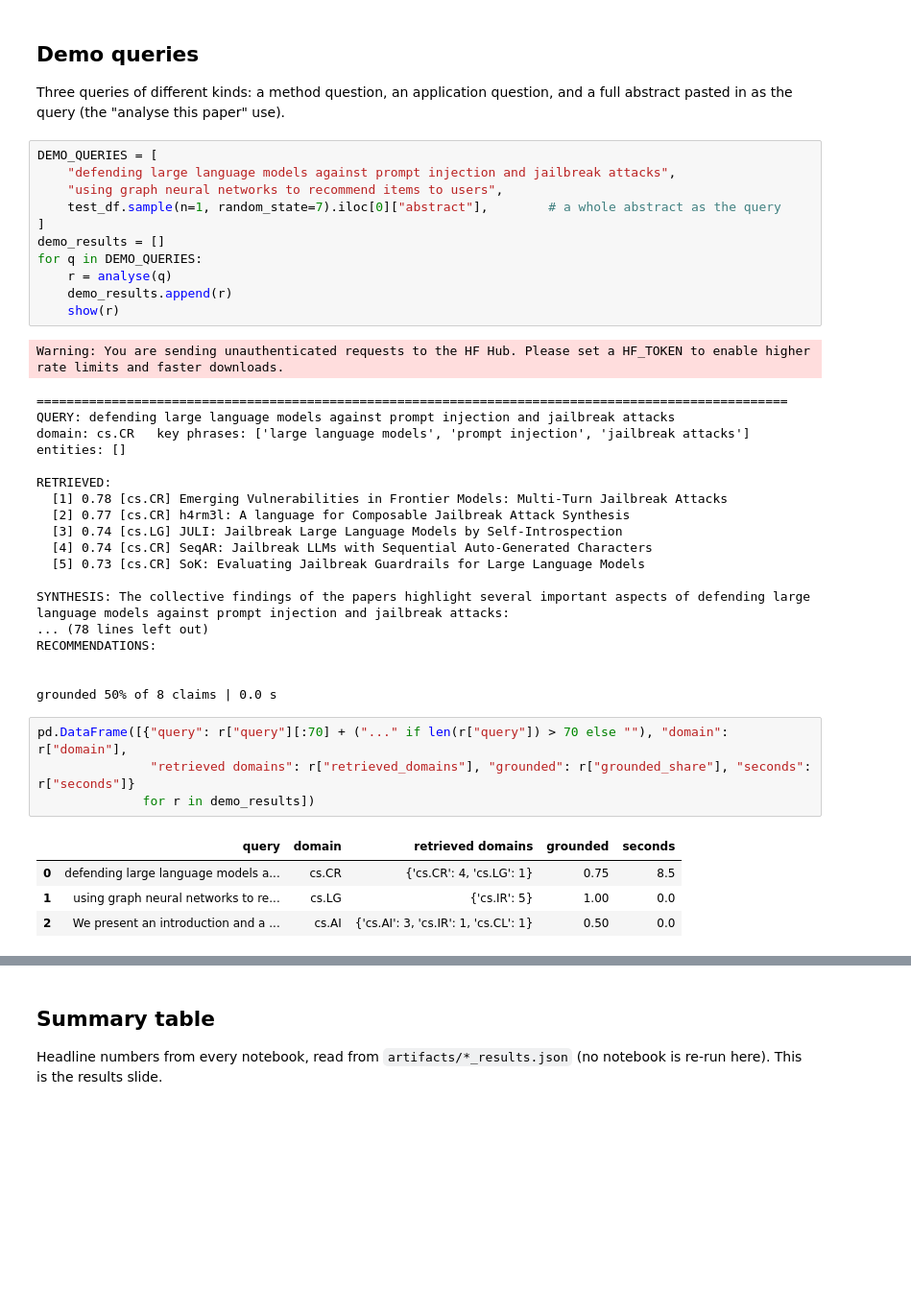
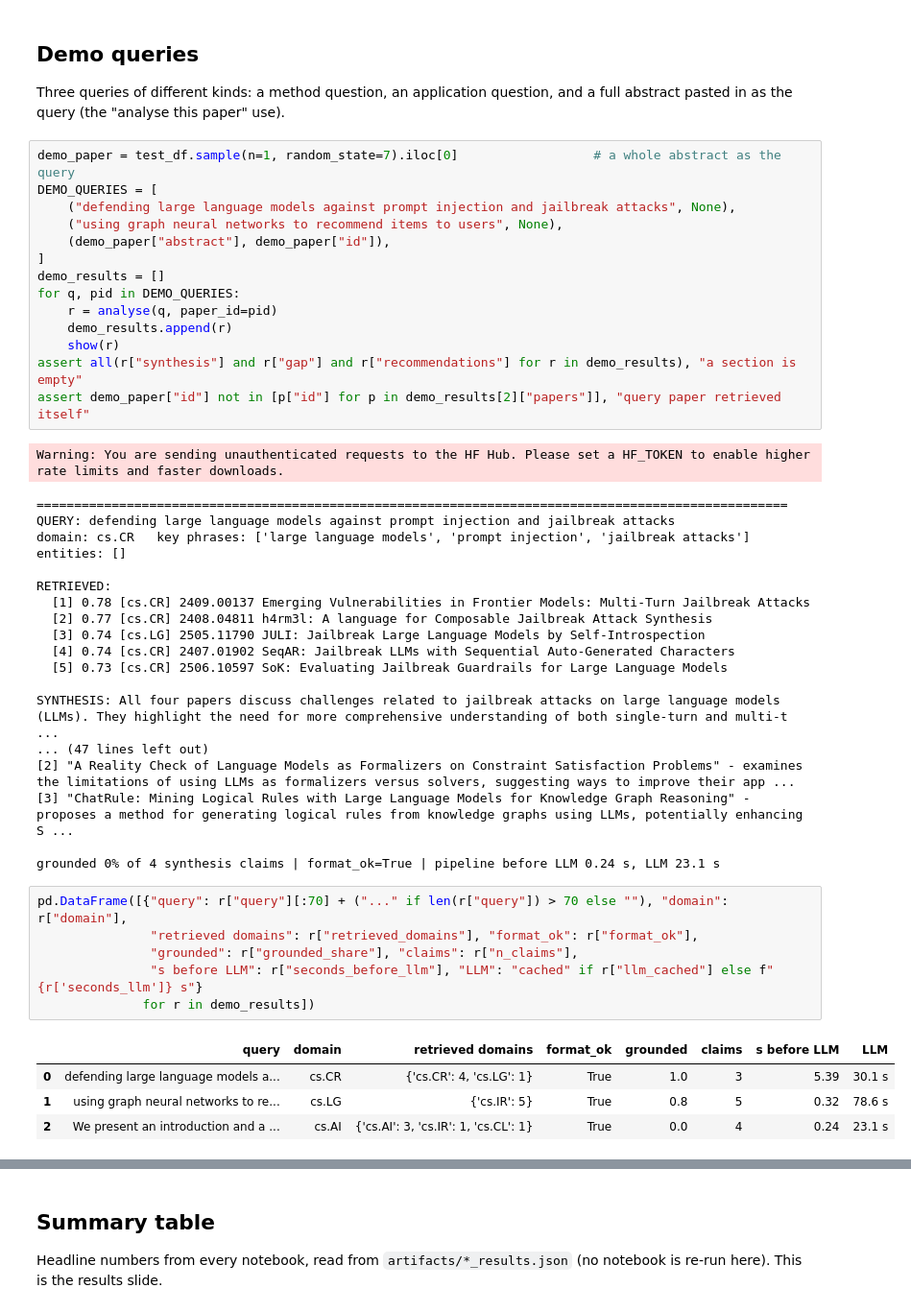
Before and after one commit to teepakorn326/assignmemt3-8460, a Jupyter notebook: codes/06_end_to_end_demo.ipynb, the cells around one changed output, grey strips where cells are left out. Shown at 96% size. Saved outputs shown, nothing was run; the diff lists cells and outputs as text; blank space fills up the shorter version.

```diff
--- a/codes/06_end_to_end_demo.ipynb
+++ b/codes/06_end_to_end_demo.ipynb
@@ -152,16 +133,19 @@ def show(r):
 
 Three queries of different kinds: a method question, an application question, and a full abstract pasted in as the query (the "analyse this paper" use).
 # %%
+demo_paper = test_df.sample(n=1, random_state=7).iloc[0]                  # a whole abstract as the query
 DEMO_QUERIES = [
-    "defending large language models against prompt injection and jailbreak attacks",
-    "using graph neural networks to recommend items to users",
-    test_df.sample(n=1, random_state=7).iloc[0]["abstract"],        # a whole abstract as the query
+    ("defending large language models against prompt injection and jailbreak attacks", None),
+    ("using graph neural networks to recommend items to users", None),
+    (demo_paper["abstract"], demo_paper["id"]),
 ]
 demo_results = []
-for q in DEMO_QUERIES:
-    r = analyse(q)
+for q, pid in DEMO_QUERIES:
+    r = analyse(q, paper_id=pid)
     demo_results.append(r)
     show(r)
+assert all(r["synthesis"] and r["gap"] and r["recommendations"] for r in demo_results), "a section is empty"
+assert demo_paper["id"] not in [p["id"] for p in demo_results[2]["papers"]], "query paper retrieved itself"
 # %% [output]
 Warning: You are sending unauthenticated requests to the HF Hub. Please set a HF_TOKEN to enable higher rate limits and faster downloads.
 ====================================================================================================
@@ -169,24 +153,26 @@ QUERY: defending large language models against prompt injection and jailbreak at
 domain: cs.CR   key phrases: ['large language models', 'prompt injection', 'jailbreak attacks']   entities: []
 
 RETRIEVED:
-  [1] 0.78 [cs.CR] Emerging Vulnerabilities in Frontier Models: Multi-Turn Jailbreak Attacks
-  [2] 0.77 [cs.CR] h4rm3l: A language for Composable Jailbreak Attack Synthesis
-  [3] 0.74 [cs.LG] JULI: Jailbreak Large Language Models by Self-Introspection
-  [4] 0.74 [cs.CR] SeqAR: Jailbreak LLMs with Sequential Auto-Generated Characters
-  [5] 0.73 [cs.CR] SoK: Evaluating Jailbreak Guardrails for Large Language Models
+  [1] 0.78 [cs.CR] 2409.00137 Emerging Vulnerabilities in Frontier Models: Multi-Turn Jailbreak Attacks
+  [2] 0.77 [cs.CR] 2408.04811 h4rm3l: A language for Composable Jailbreak Attack Synthesis
+  [3] 0.74 [cs.LG] 2505.11790 JULI: Jailbreak Large Language Models by Self-Introspection
+  [4] 0.74 [cs.CR] 2407.01902 SeqAR: Jailbreak LLMs with Sequential Auto-Generated Characters
+  [5] 0.73 [cs.CR] 2506.10597 SoK: Evaluating Jailbreak Guardrails for Large Language Models
 
-SYNTHESIS: The collective findings of the papers highlight several important aspects of defending large language models against prompt injection and jailbreak attacks:
-... (78 lines left out)
-RECOMMENDATIONS:
+SYNTHESIS: All four papers discuss challenges related to jailbreak attacks on large language models (LLMs). They highlight the need for more comprehensive understanding of both single-turn and multi-t ...
+... (47 lines left out)
+[2] "A Reality Check of Language Models as Formalizers on Constraint Satisfaction Problems" - examines the limitations of using LLMs as formalizers versus solvers, suggesting ways to improve their app ...
+[3] "ChatRule: Mining Logical Rules with Large Language Models for Knowledge Graph Reasoning" - proposes a method for generating logical rules from knowledge graphs using LLMs, potentially enhancing S ...
 
-
-grounded 50% of 8 claims | 0.0 s
+grounded 0% of 4 synthesis claims | format_ok=True | pipeline before LLM 0.24 s, LLM 23.1 s
 # %%
 pd.DataFrame([{"query": r["query"][:70] + ("..." if len(r["query"]) > 70 else ""), "domain": r["domain"],
-               "retrieved domains": r["retrieved_domains"], "grounded": r["grounded_share"], "seconds": r["seconds"]}
+               "retrieved domains": r["retrieved_domains"], "format_ok": r["format_ok"],
+               "grounded": r["grounded_share"], "claims": r["n_claims"],
+               "s before LLM": r["seconds_before_llm"], "LLM": "cached" if r["llm_cached"] else f"{r['seconds_llm']} s"}
               for r in demo_results])
 # %% [output]
-|  | query | domain | retrieved domains | grounded | seconds |
-| 0 | defending large language models a... | cs.CR | {'cs.CR': 4, 'cs.LG': 1} | 0.75 | 8.5 |
-| 1 | using graph neural networks to re... | cs.LG | {'cs.IR': 5} | 1.00 | 0.0 |
-| 2 | We present an introduction and a ... | cs.AI | {'cs.AI': 3, 'cs.IR': 1, 'cs.CL': 1} | 0.50 | 0.0 |
+|  | query | domain | retrieved domains | format_ok | grounded | claims | s before LLM | LLM |
+| 0 | defending large language models a... | cs.CR | {'cs.CR': 4, 'cs.LG': 1} | True | 1.0 | 3 | 5.39 | 30.1 s |
+| 1 | using graph neural networks to re... | cs.LG | {'cs.IR': 5} | True | 0.8 | 5 | 0.32 | 78.6 s |
+| 2 | We present an introduction and a ... | cs.AI | {'cs.AI': 3, 'cs.IR': 1, 'cs.CL': 1} | True | 0.0 | 4 | 0.24 | 23.1 s |
```
Also changed, not shown: parts of 11 cells of this notebook, 11 other files.
